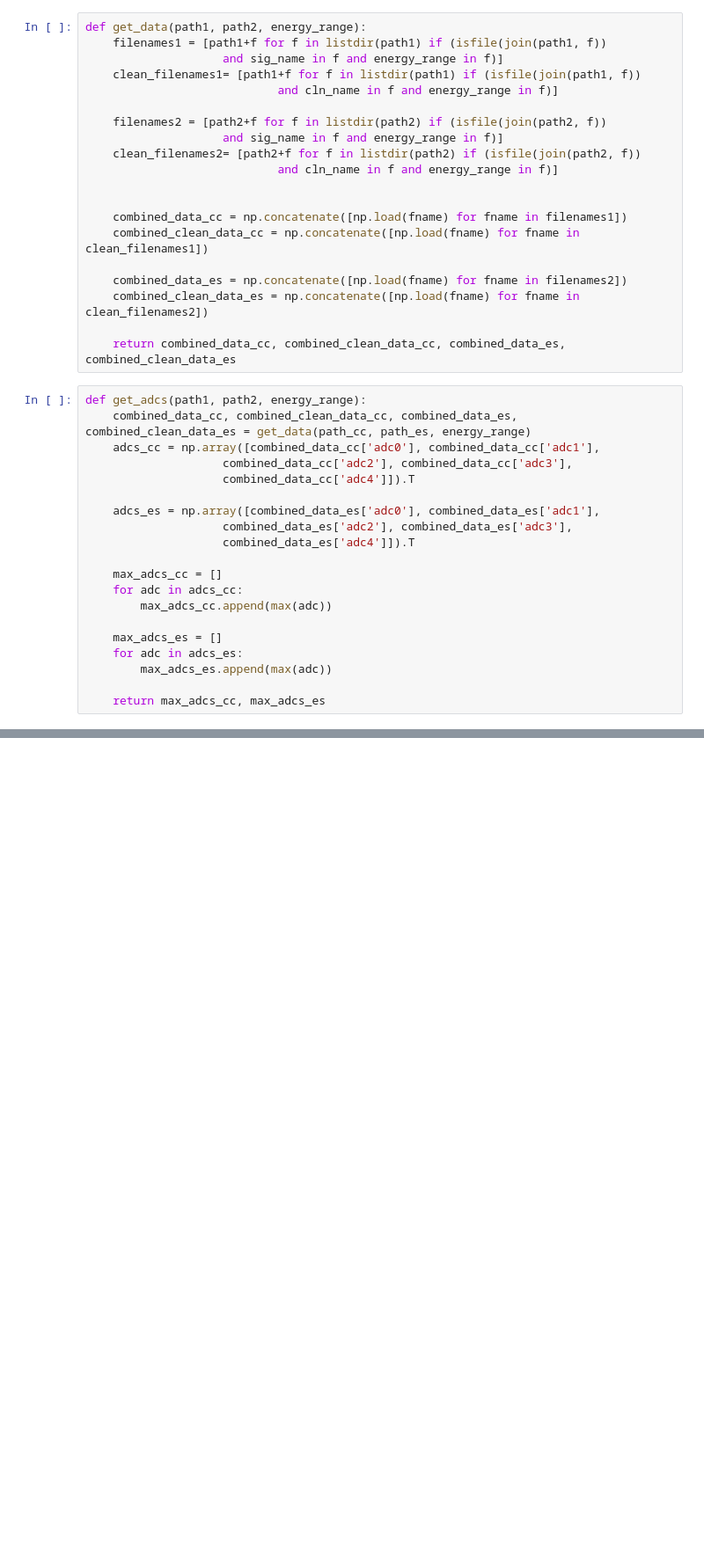
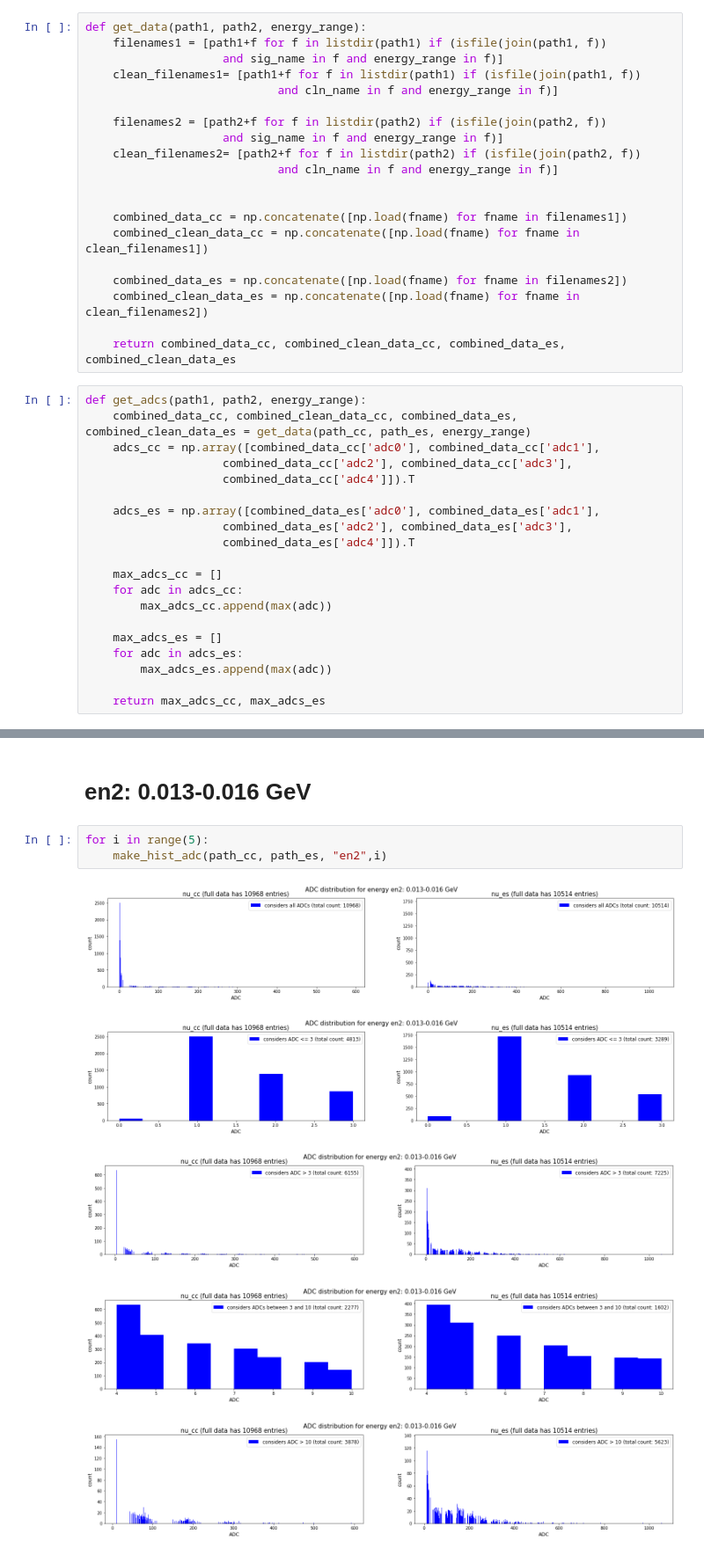
Before and after one commit to In-storage-compute/LArTPC-1DCNN-AutoEncoder, a Jupyter notebook: Neutrino-Trained -NewDataSet/adc_energy_range.ipynb, the cells around one changed output, grey strips where cells are left out. Shown at 88% size. Cells and saved outputs as stored; diff of their text form; blank space fills up the shorter version.

```diff
--- a/Neutrino-Trained -NewDataSet/adc_energy_range.ipynb
+++ b/Neutrino-Trained -NewDataSet/adc_energy_range.ipynb
@@ -94,0 +196,11 @@ for i in range(10):
+# %% [markdown]
+# en2: 0.013-0.016 GeV
+# %%
+for i in range(5):
+    make_hist_adc(path_cc, path_es, "en2",i)
+# %% [output]
+[figure, added]
+[figure, added]
+[figure, added]
+[figure, added]
+[figure, added]
```
Also changed, not shown: parts of 27 cells of this notebook.
